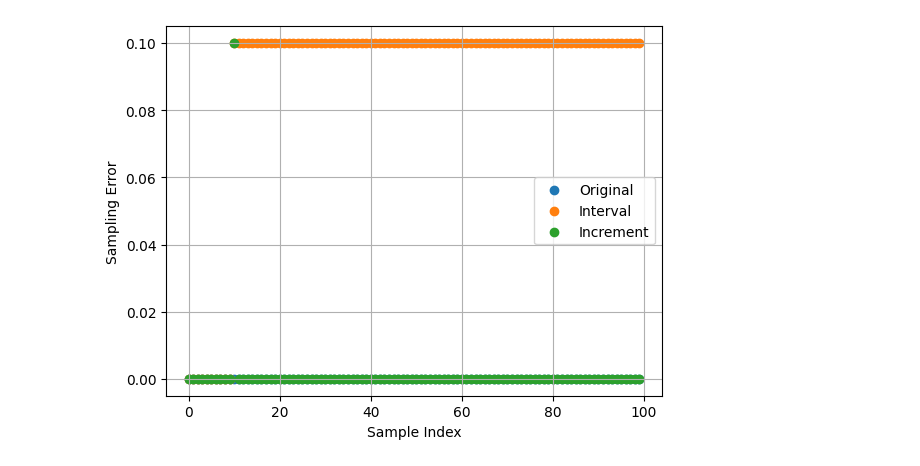
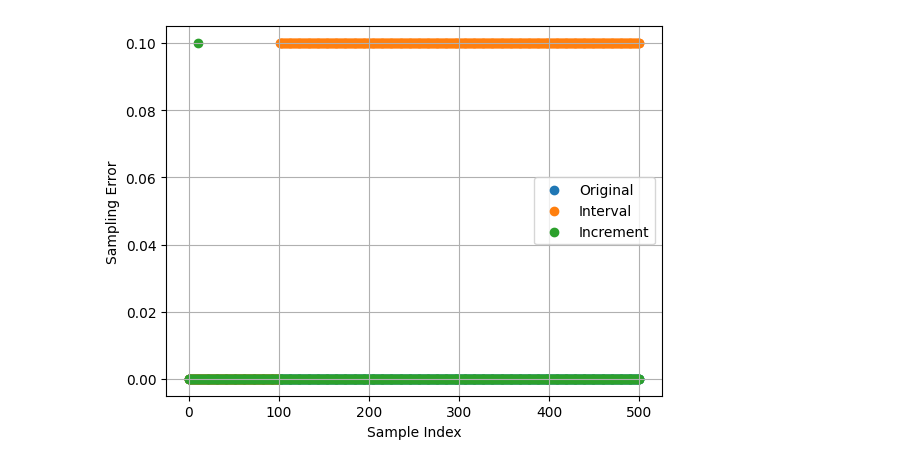
Before and after one commit to UCSD-E4E/smartfin-fw3, a Jupyter notebook: docs/sampling_algorithm.ipynb, the cells around one changed output. Drawn from its saved outputs; the diff is of its cells as text; code cells hidden in the pictures.

```diff
--- a/docs/sampling_algorithm.ipynb
+++ b/docs/sampling_algorithm.ipynb
@@ -4,8 +7,31 @@ import matplotlib.pyplot as plt
+# %%
+signal_params = [
+    {
+        'freq_hz': 1,
+        'ampl': 1.0,
+        'phase_rad': 0.0
+    }
+]
+
+sampling_freq_hz: float = 10
+sampling_duration_s = 50
 # %%
 delay_injection = 10
 delay_amplitude = 0.1
 
-proper_sampling = np.arange(0, 100, 1, dtype=np.float64)
-interval_priority_sampling = proper_sampling + np.heaviside(np.arange(-1 * delay_injection, 100 - delay_injection, 1), 1) * delay_amplitude
+sampling_int = 1.0 / sampling_freq_hz
+
+proper_sampling = np.arange(0, sampling_duration_s + sampling_int, sampling_int, dtype=np.float64)
+
+interval_priority_sampling = proper_sampling + np.heaviside(np.arange(-1 * delay_injection, sampling_duration_s - delay_injection + sampling_int, sampling_int), 1) * delay_amplitude
+
 increment_priority_sampling = proper_sampling.copy()
 increment_priority_sampling[delay_injection] += delay_amplitude
+
+n_samples = len(proper_sampling)
+
+sampling_behaviors = {
+    'Original': proper_sampling,
+    'Interval': interval_priority_sampling,
+    'Increment': increment_priority_sampling
+}
@@ -12,13 +79,12 @@ increment_priority_sampling[delay_injection] += delay_amplitude
 # %%
 fig = plt.figure()
 ax = fig.add_subplot(111)
 
-ax.scatter(np.arange(len(proper_sampling)), proper_sampling - proper_sampling, label='Original')
-ax.scatter(np.arange(len(interval_priority_sampling)), interval_priority_sampling - proper_sampling, label='Interval')
-ax.scatter(np.arange(len(increment_priority_sampling)), increment_priority_sampling - proper_sampling, label='Increment')
+for label, sequence in sampling_behaviors.items():
+    ax.scatter(np.arange(len(sequence)), sequence - proper_sampling, label=label)
 ax.legend()
 ax.set_ylabel('Sampling Error')
 ax.set_xlabel('Sample Index')
 ax.grid()
 # %% [output]
-[figure, old version]
+[figure, new version]
```
Also changed, not shown: parts of 11 cells of this notebook, 1 other file.
